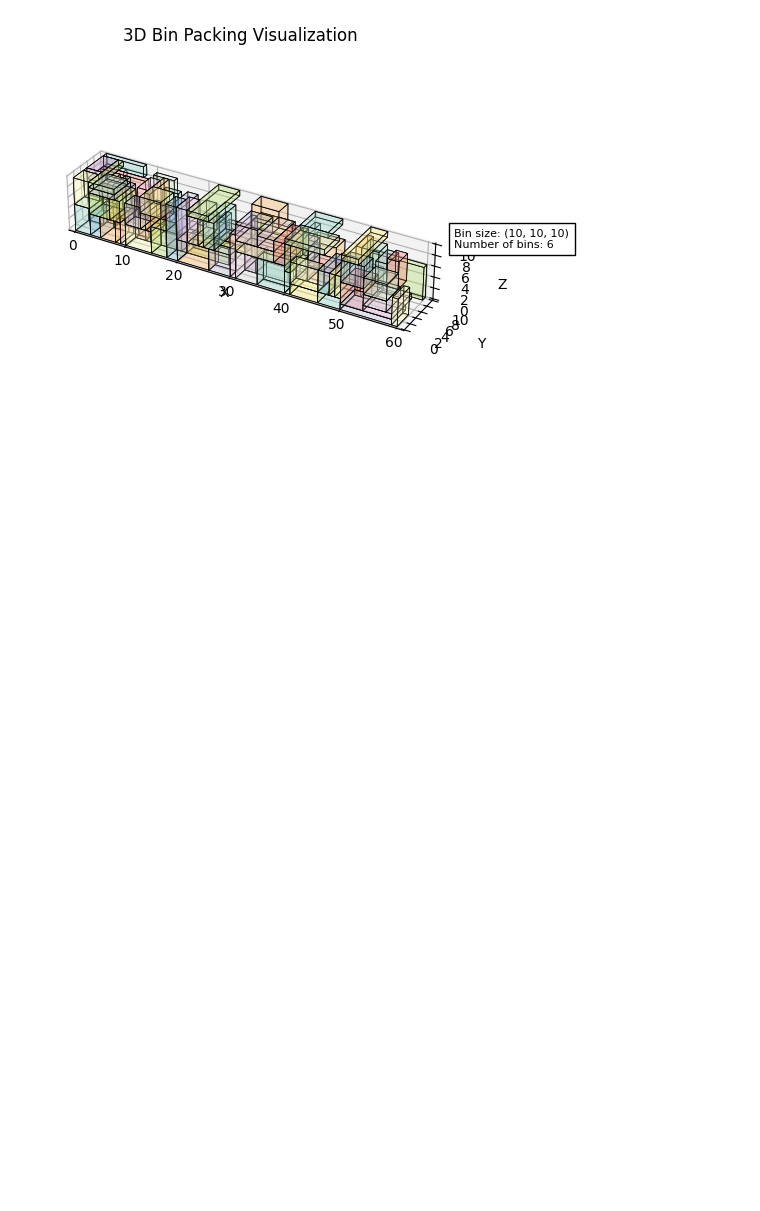
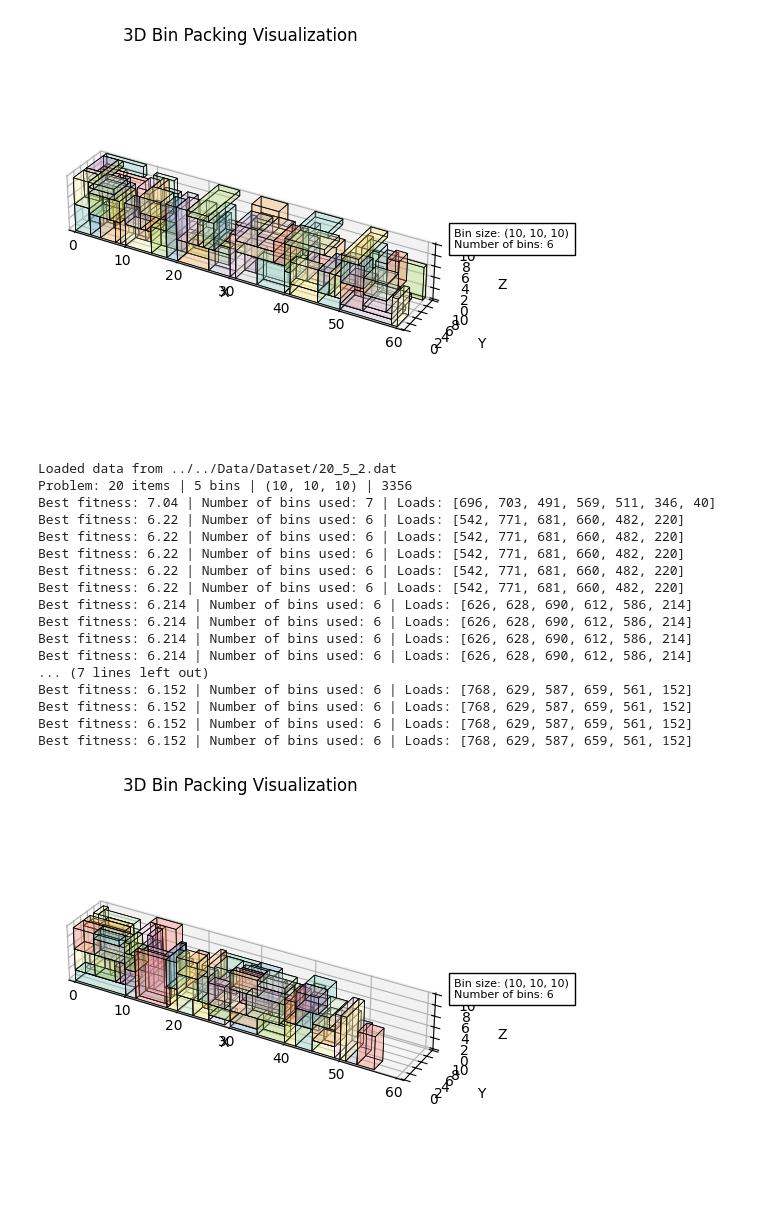
Before and after one commit to BPPTeam-MSOLab/Bin-Packing-Problem, a Jupyter notebook: algorithms/genetic_algorithm/solver.ipynb, the cells around one changed output. Drawn from its saved outputs; the diff is of its cells as text; code cells hidden in the pictures; blank space fills up the shorter version.

```diff
--- a/algorithms/genetic_algorithm/solver.ipynb
+++ b/algorithms/genetic_algorithm/solver.ipynb
@@ -49,3 +49,24 @@ Best fitness: 6.563 | Number of bins used: 6 | Loads: [765, 635, 563, 762, 596,
 Best fitness: 6.563 | Number of bins used: 6 | Loads: [765, 635, 563, 762, 596, 581]
 Best fitness: 6.563 | Number of bins used: 6 | Loads: [765, 635, 563, 762, 596, 581]
 [figure]
+# %%
+solve('../../Data/Dataset/20_5_2.dat', 0, 100, 10, 1001, 0.5, 0.3, frequency=50, use_tqdm=False)
+# %% [output]
+Loaded data from ../../Data/Dataset/20_5_2.dat
+Problem: 20 items | 5 bins | (10, 10, 10) | 3356
+Best fitness: 7.04 | Number of bins used: 7 | Loads: [696, 703, 491, 569, 511, 346, 40]
+Best fitness: 6.22 | Number of bins used: 6 | Loads: [542, 771, 681, 660, 482, 220]
+Best fitness: 6.22 | Number of bins used: 6 | Loads: [542, 771, 681, 660, 482, 220]
+Best fitness: 6.22 | Number of bins used: 6 | Loads: [542, 771, 681, 660, 482, 220]
+Best fitness: 6.22 | Number of bins used: 6 | Loads: [542, 771, 681, 660, 482, 220]
+Best fitness: 6.22 | Number of bins used: 6 | Loads: [542, 771, 681, 660, 482, 220]
+Best fitness: 6.214 | Number of bins used: 6 | Loads: [626, 628, 690, 612, 586, 214]
+Best fitness: 6.214 | Number of bins used: 6 | Loads: [626, 628, 690, 612, 586, 214]
+Best fitness: 6.214 | Number of bins used: 6 | Loads: [626, 628, 690, 612, 586, 214]
+Best fitness: 6.214 | Number of bins used: 6 | Loads: [626, 628, 690, 612, 586, 214]
+... (7 lines left out)
+Best fitness: 6.152 | Number of bins used: 6 | Loads: [768, 629, 587, 659, 561, 152]
+Best fitness: 6.152 | Number of bins used: 6 | Loads: [768, 629, 587, 659, 561, 152]
+Best fitness: 6.152 | Number of bins used: 6 | Loads: [768, 629, 587, 659, 561, 152]
+Best fitness: 6.152 | Number of bins used: 6 | Loads: [768, 629, 587, 659, 561, 152]
+[figure, added]
```
Also changed, not shown: parts of 1 cell of this notebook, 2 other files.
